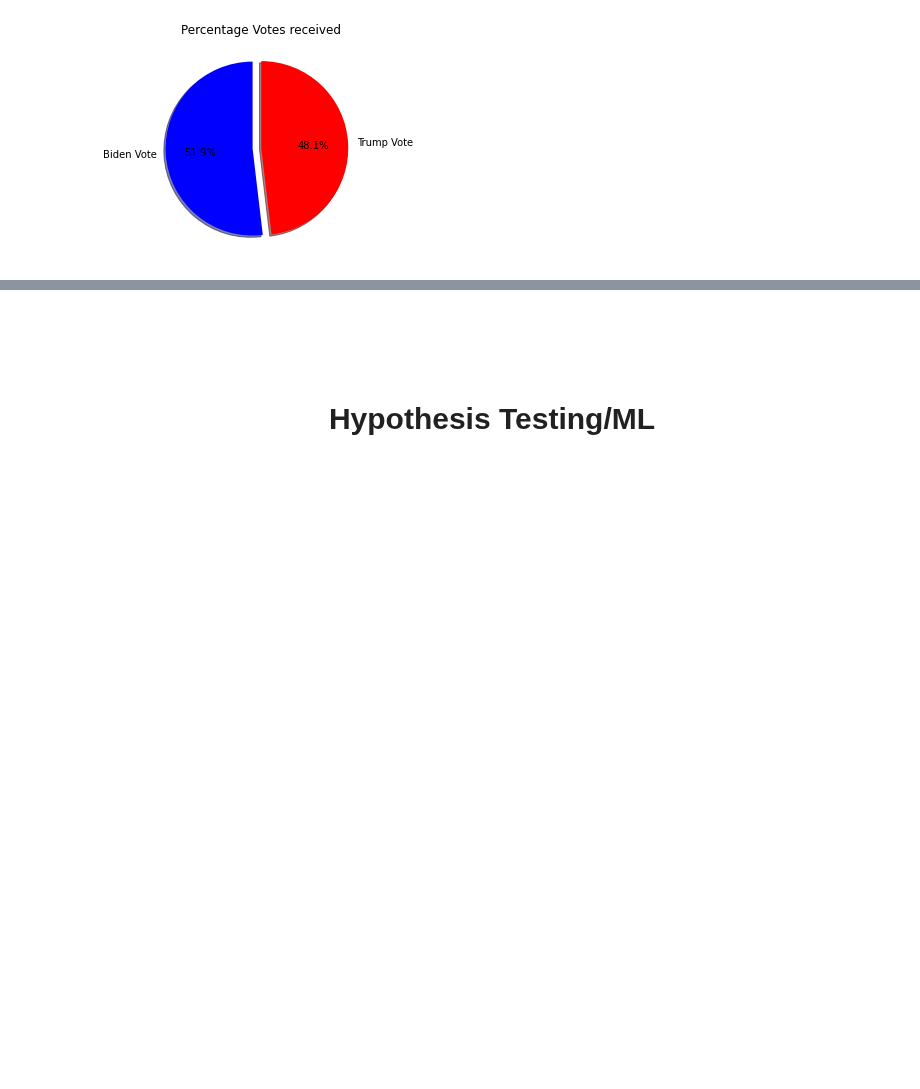
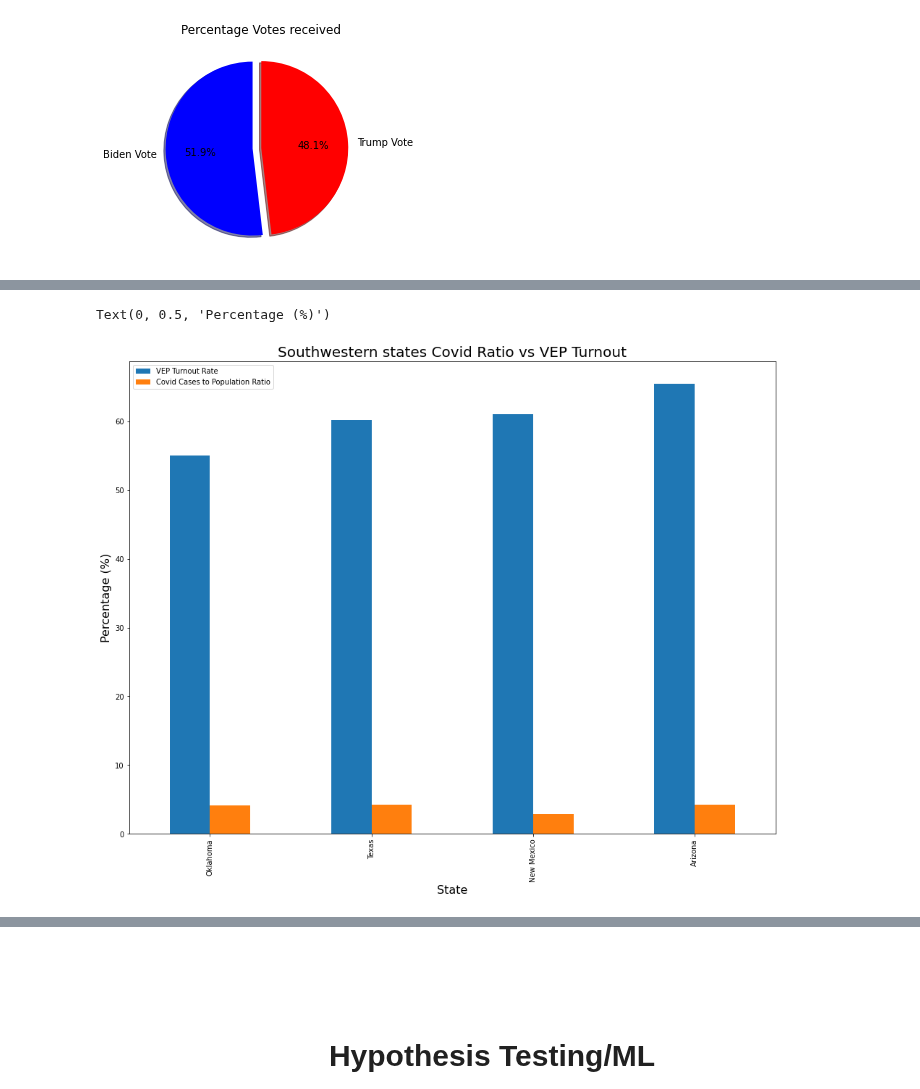
Before and after one commit to Nnaga1/COVID19-and-the-2020-election, a Jupyter notebook: final_tut.ipynb, the cells around one changed output, grey strips where cells are left out. Saved outputs shown, nothing was run; the diff lists cells and outputs as text; code cells hidden in the pictures; blank space fills up the shorter version.

```diff
--- a/final_tut.ipynb
+++ b/final_tut.ipynb
@@ -239,0 +275,11 @@ plt.show()
+# %%
+#looking at southwest and southeast
+sw = southwest1.nsmallest(25, 'VEP Turnout Rate')
+sw.set_index('State', inplace = True)
+sw[['VEP Turnout Rate', 'Covid Cases to Population Ratio']].plot(kind = 'bar', figsize =(16,12))
+plt.title('Southwestern states Covid Ratio vs VEP Turnout', fontsize = 20)
+plt.xlabel('State', fontsize=16)
+plt.ylabel('Percentage (%)', fontsize=16)
+# %% [output]
+Text(0, 0.5, 'Percentage (%)')
+[figure, added]
```
Also changed, not shown: parts of 3 cells of this notebook.
